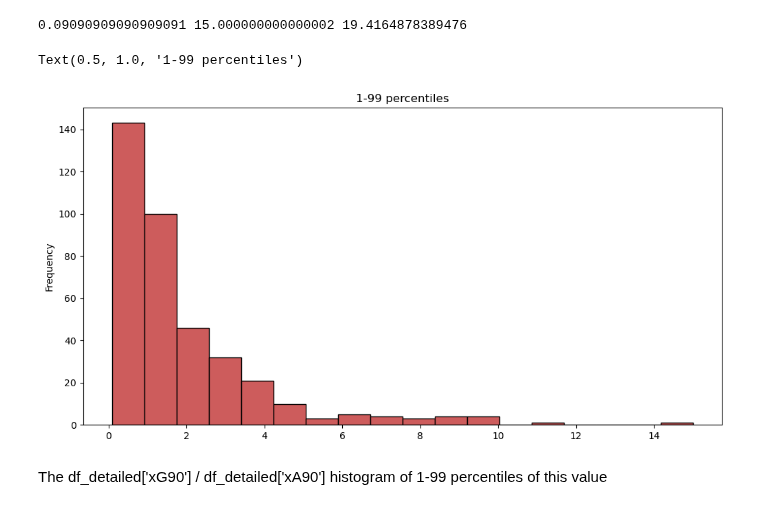
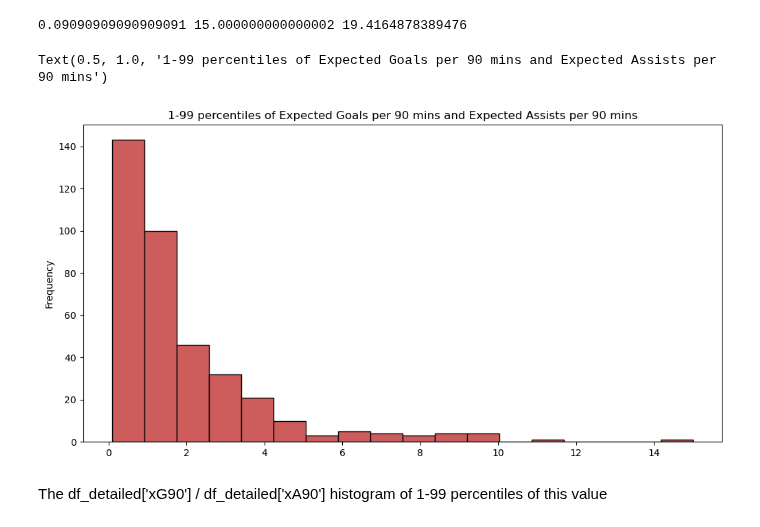
Before and after one commit to ubco-W2022T2-data301/group26, a Jupyter notebook: analysis/analysisIfaz.ipynb, the cells around one changed output. Cells and saved outputs as stored; diff of their text form; code cells hidden in the pictures.

Commit message:
finished adding titles to plots and added more analysis

```diff
--- a/analysis/analysisIfaz.ipynb
+++ b/analysis/analysisIfaz.ipynb
@@ -155,10 +155,10 @@ print(Ratio_data.min(), Ratio_data.max(), math.sqrt(len(Ratio_data)))
 # %%
 Ratio_bins = np.linspace(Ratio_data.min(), Ratio_data.max(), 19)
 df_popularRatios['Ratio'].plot(kind='hist', bins=Ratio_bins, figsize=(12,6), facecolor='indianred',edgecolor='black')
-plt.title('1-99 percentiles')
+plt.title('1-99 percentiles of Expected Goals per 90 mins and Expected Assists per 90 mins')
 # %% [output]
-Text(0.5, 1.0, '1-99 percentiles')
+Text(0.5, 1.0, '1-99 percentiles of Expected Goals per 90 mins and Expected Assists per 90 mins')
-[figure, old version]
+[figure, new version]
 # %% [markdown]
 The df_detailed['xG90'] / df_detailed['xA90'] histogram of 1-99 percentiles of this value
 # %% [markdown]
```
Also changed, not shown: parts of 11 cells of this notebook.
